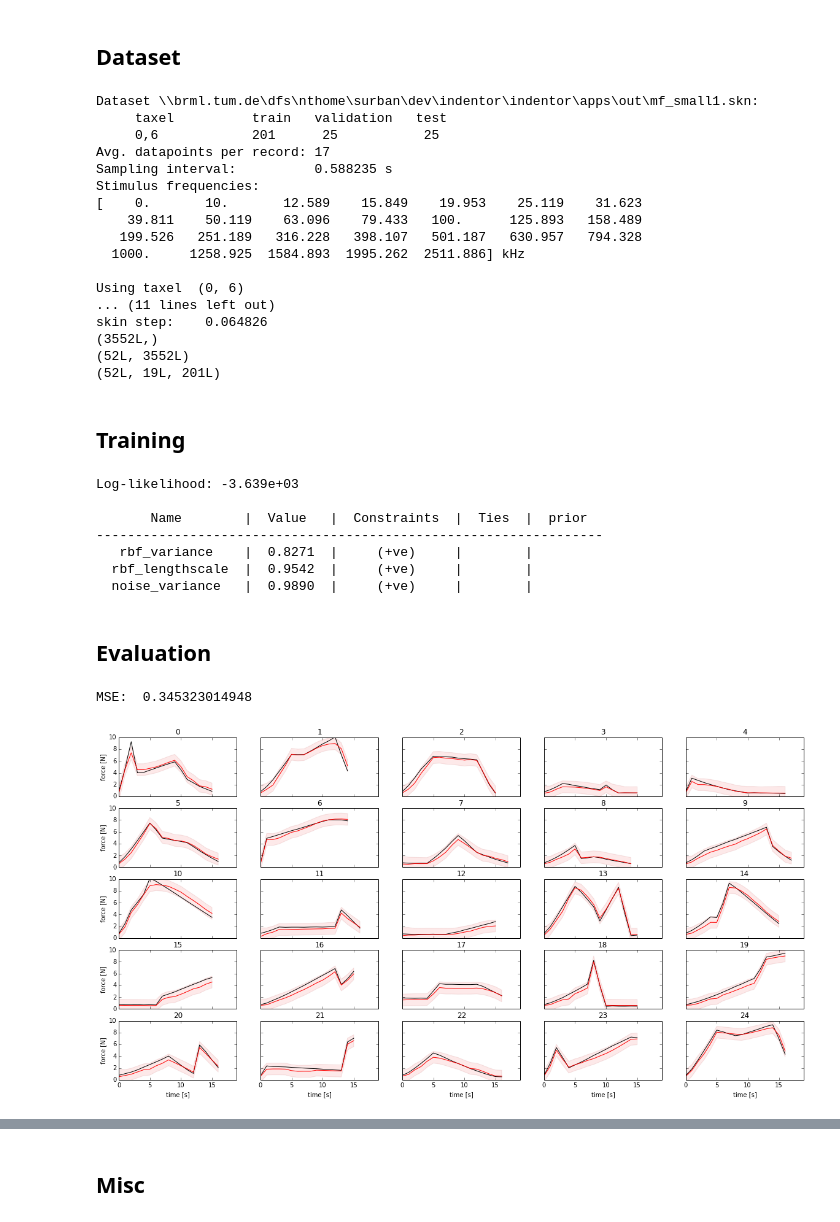
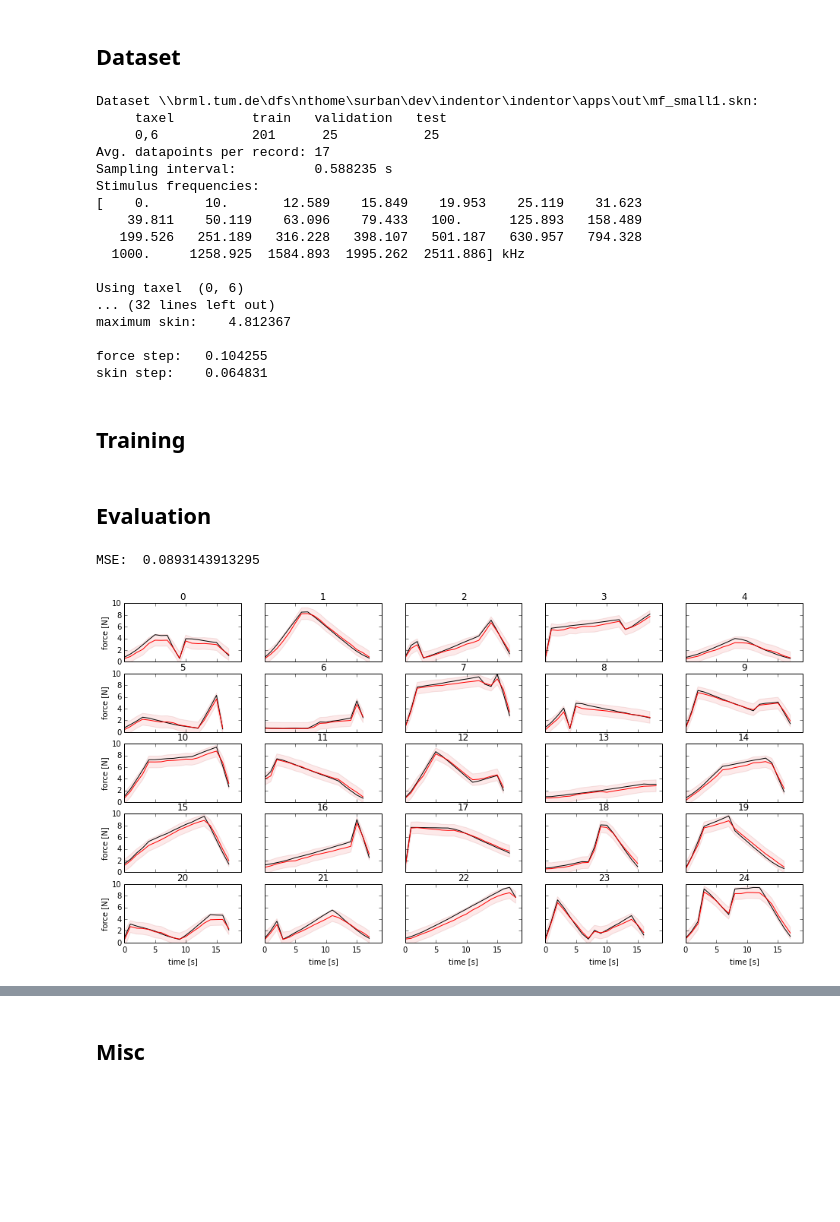
Before and after one commit to surban/ml, a Jupyter notebook: notebooks/Skin-Multifreq-GP.ipynb, the cells around one changed output, grey strips where cells are left out. Cells and saved outputs as stored; diff of their text form; code cells hidden in the pictures; blank space fills up the shorter version.

```diff
--- a/notebooks/Skin-Multifreq-GP.ipynb
+++ b/notebooks/Skin-Multifreq-GP.ipynb
@@ -20,7 +20,8 @@ common.gpu uses GPU:  False
 # %% [markdown]
 ## Dataset
 # %%
-ws = SkinWorkingset("mf_small1", taxel=(0,6))
+ws = SkinWorkingset("mf_small1", taxel=(0,6), curve_limit=160)
+ws_raising = SkinWorkingset("mf_raising_small1", taxel=(0,6))
 # %% [output]
 Dataset \\brml.tum.de\dfs\nthome\surban\dev\indentor\indentor\apps\out\mf_small1.skn:
      taxel          train   validation   test
@@ -34,11 +35,11 @@ Stimulus frequencies:
   1000.     1258.925  1584.893  1995.262  2511.886] kHz
 
 Using taxel  (0, 6)
-... (11 lines left out)
-skin step:    0.064826
-(3552L,)
-(52L, 3552L)
-(52L, 19L, 201L)
+... (32 lines left out)
+maximum skin:    4.812367
+
+force step:   0.104255
+skin step:    0.064831
 # %% [markdown]
 ## Training
 # %%
@@ -47,36 +48,30 @@ X = ws.flat_skin['trn'].T
 Y = ws.flat_force['trn'][:, np.newaxis]
 gp = gpy.models.GPRegression(X, Y, kernel)
 
-gp.optimize()
+#gp.optimize()
+gp.optimize_restarts()
 print gp
-# %% [output]
-Log-likelihood: -3.639e+03
-
-       Name        |  Value   |  Constraints  |  Ties  |  prior
------------------------------------------------------------------
-   rbf_variance    |  0.8271  |     (+ve)     |        |
-  rbf_lengthscale  |  0.9542  |     (+ve)     |        |
-  noise_variance   |  0.9890  |     (+ve)     |        |
 # %% [markdown]
 ## Evaluation
 # %%
-prt = 'val'
+prt = 'tst'
 n_plot_samples = 30
 
 force = ws.force[prt]
 skin = ws.skin[prt]
 valid = ws.valid[prt]
 
 def gp_predict(skin):
     force, force_conf, _, _ = gp.predict(skin.T, full_cov=False)
     return force[:, 0], force_conf[:, 0]
 
 p_force, p_force_conf = ws.predict_multicurve(gp_predict, force, skin, valid, what='force')
 print "MSE: ", multistep_error(p_force, force, valid, mean_err=True)
 
+figsize(16, 8)
 ml.apps.skin.timeseries.max_force = 10
 plot_multicurve_time(force[:, 0:n_plot_samples], None, valid,
                      force_predicted=p_force[:, 0:n_plot_samples], force_predicted_conf=p_force_conf[:, 0:n_plot_samples])
 # %% [output]
-MSE:  0.345323014948
+MSE:  0.0893143913295
-[figure, old version]
+[figure, new version]
```
Also changed, not shown: parts of 2 cells of this notebook, 5 other files.
